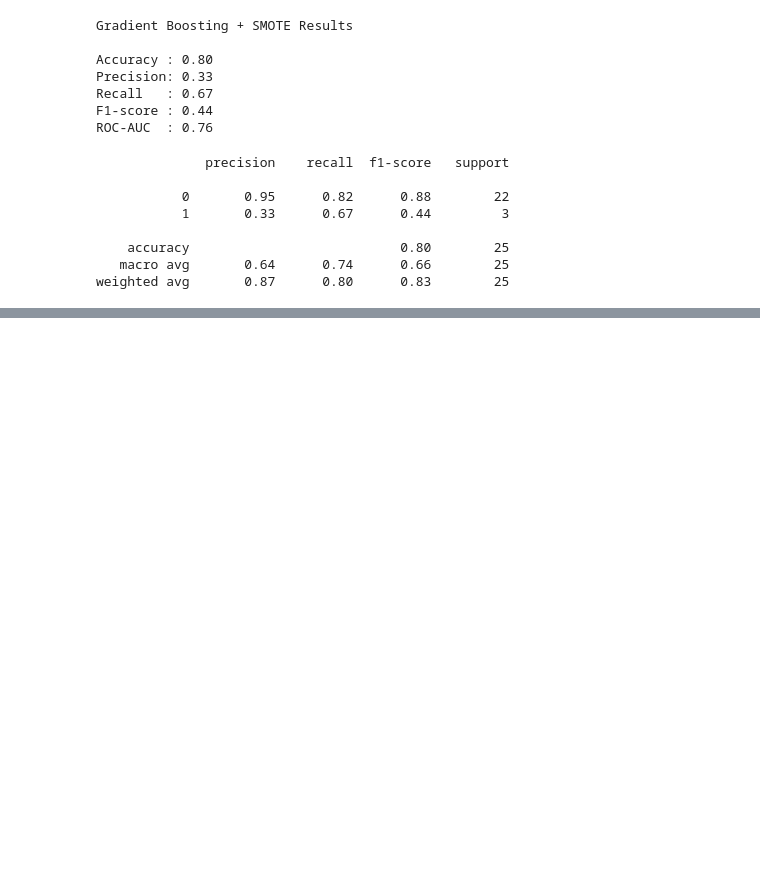
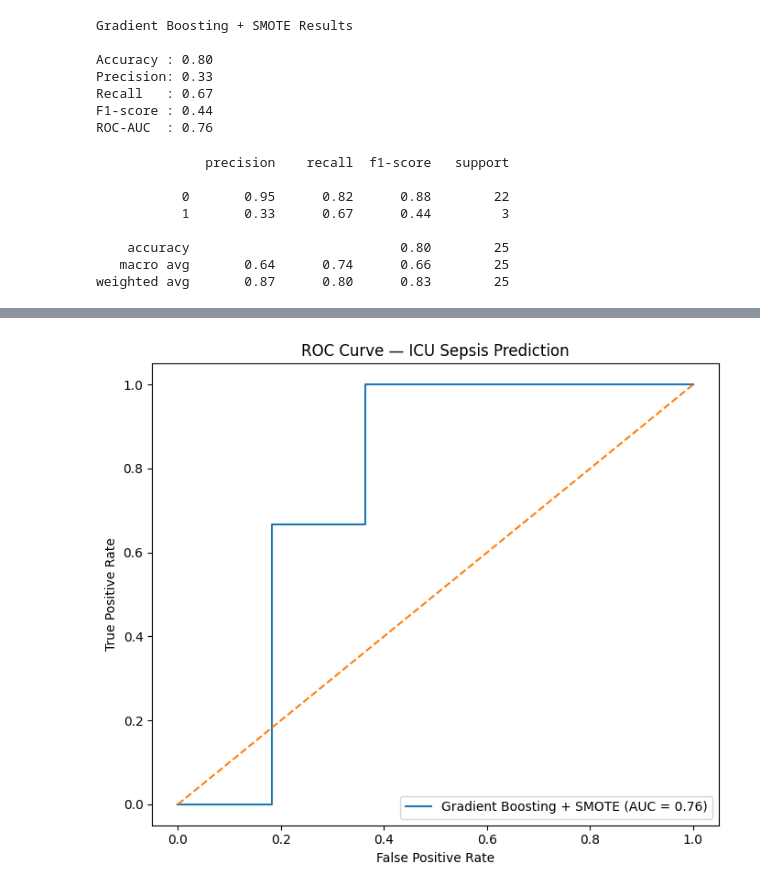
Before and after one commit to englaetitia/icu-early-warning-system, a Jupyter notebook: notebooks/06_advanced_ensemble_model.ipynb, the cells around one changed output, grey strips where cells are left out. Cells and saved outputs as stored; diff of their text form; code cells hidden in the pictures; blank space fills up the shorter version.

Commit message:
Complete Week 1 ICU early warning prediction system

```diff
--- a/notebooks/06_advanced_ensemble_model.ipynb
+++ b/notebooks/06_advanced_ensemble_model.ipynb
@@ -647,0 +679,33 @@ weighted avg       0.87      0.80      0.83        25
+# %%
+# Compute ROC curve
+
+fpr, tpr, thresholds = roc_curve(y_test, y_prob_smote)
+
+# Plot ROC curve
+
+plt.figure(figsize=(7, 6))
+
+plt.plot(
+    fpr,
+    tpr,
+    label=f"Gradient Boosting + SMOTE (AUC = {roc_auc_smote:.2f})"
+)
+
+plt.plot([0, 1], [0, 1], linestyle="--")
+
+plt.xlabel("False Positive Rate")
+plt.ylabel("True Positive Rate")
+plt.title("ROC Curve — ICU Sepsis Prediction")
+
+plt.legend()
+
+plt.tight_layout()
+
+plt.savefig(
+    FIGURES_DIR / "day6_roc_curve.png",
+    dpi=300
+)
+
+plt.show()
+# %% [output]
+[figure, added]
```
Also changed, not shown: parts of 29 cells of this notebook, 11 other files.
